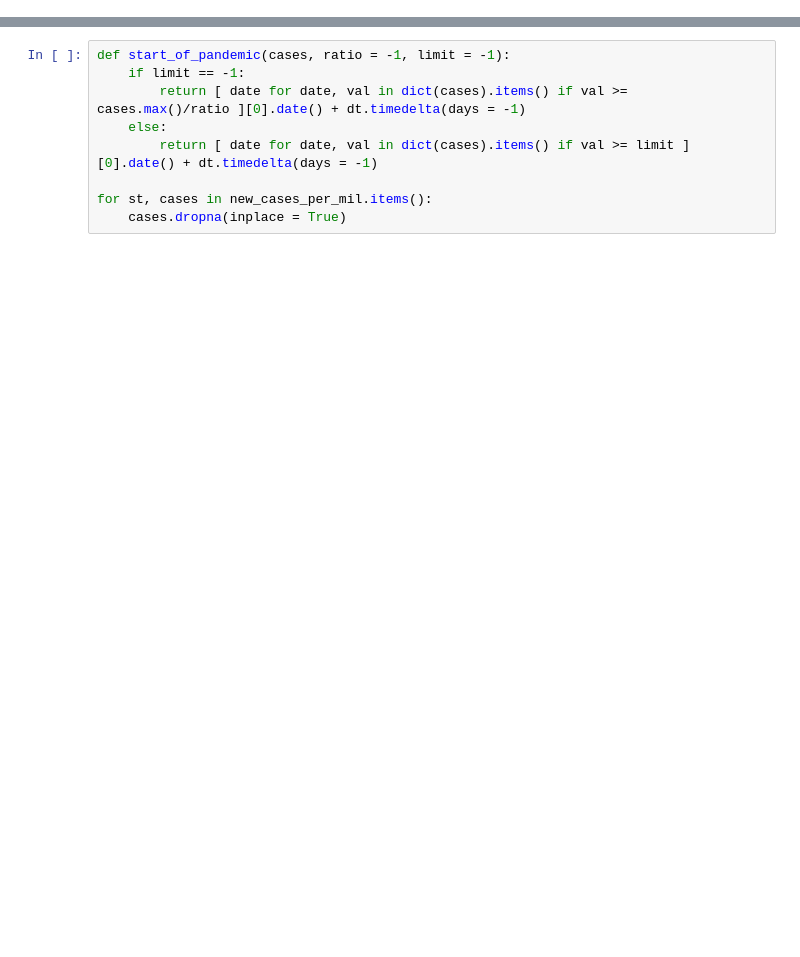
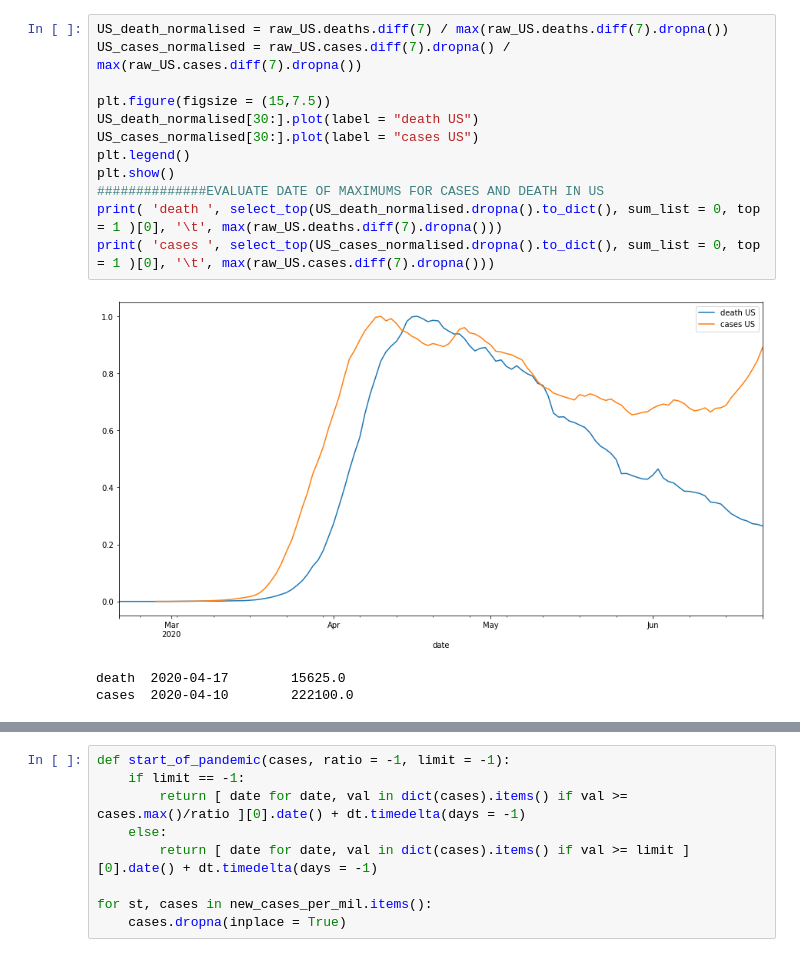
Before and after one commit to dviabhav/NYTCovidData, a Jupyter notebook: Covid19 file.ipynb, the cells around one changed output, grey strips where cells are left out. Drawn from its saved outputs; the diff is of its cells as text; blank space fills up the shorter version.

```diff
--- a/Covid19 file.ipynb
+++ b/Covid19 file.ipynb
@@ -143,3 +172,19 @@ plt.legend()
+# %%
+US_death_normalised = raw_US.deaths.diff(7) / max(raw_US.deaths.diff(7).dropna())
+US_cases_normalised = raw_US.cases.diff(7).dropna() / max(raw_US.cases.diff(7).dropna())
+
+plt.figure(figsize = (15,7.5))
+US_death_normalised[30:].plot(label = "death US")
+US_cases_normalised[30:].plot(label = "cases US")
+plt.legend()
+plt.show()
+##############EVALUATE DATE OF MAXIMUMS FOR CASES AND DEATH IN US
+print( 'death ', select_top(US_death_normalised.dropna().to_dict(), sum_list = 0, top = 1 )[0], '\t', max(raw_US.deaths.diff(7).dropna()))
+print( 'cases ', select_top(US_cases_normalised.dropna().to_dict(), sum_list = 0, top = 1 )[0], '\t', max(raw_US.cases.diff(7).dropna()))
+# %% [output]
+[figure, added]
+death  2020-04-17        15625.0
+cases  2020-04-10        222100.0
 # %%
 order = list(change_in_new_cases.values())
 order.sort(reverse = True)
```
Also changed, not shown: parts of 8 cells of this notebook.
